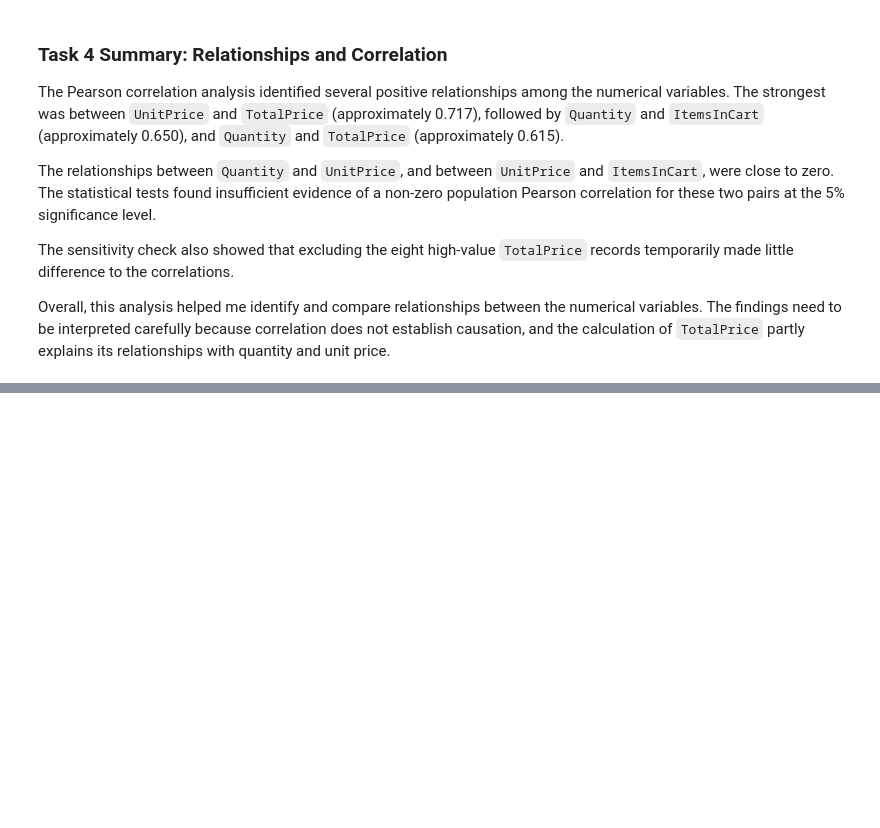
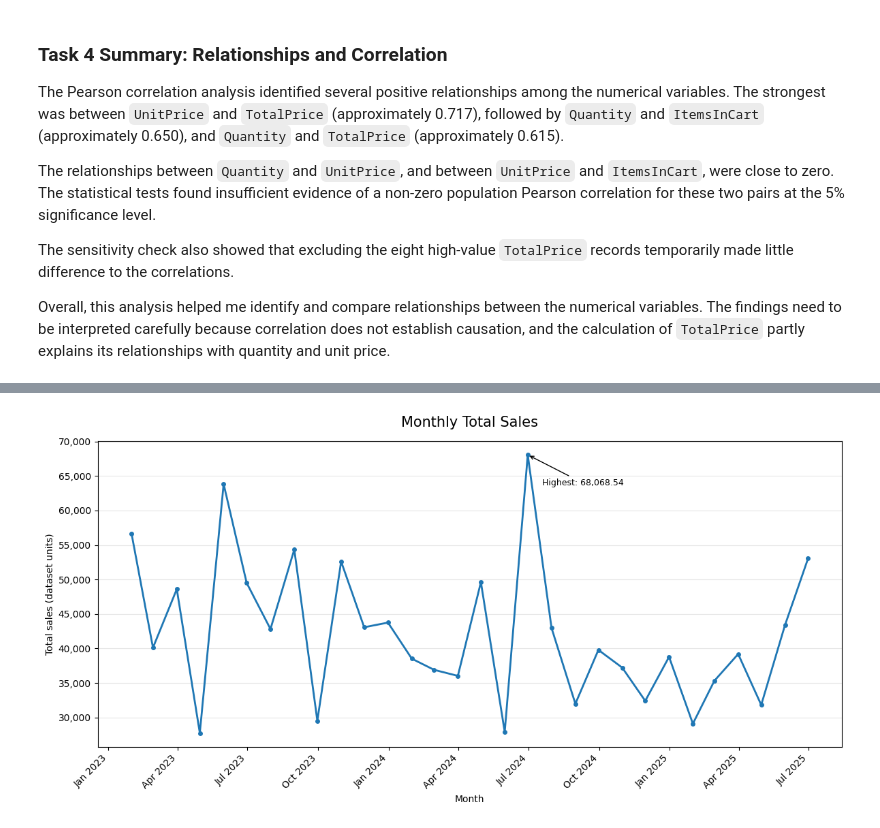
Before and after one commit to francisparwez/exploratory-data-analysis, a Jupyter notebook: notebooks/exploratory_data_analysis.ipynb, the cells around one changed output, grey strips where cells are left out. Saved outputs shown, nothing was run; the diff lists cells and outputs as text; code cells hidden in the pictures; blank space fills up the shorter version.

Commit message:
06 Completed Visual Evidence

```diff
--- a/notebooks/exploratory_data_analysis.ipynb
+++ b/notebooks/exploratory_data_analysis.ipynb
@@ -2366,0 +2759,20 @@ Overall, this analysis helped me identify and compare relationships between the
+# %%
+# Work with a copy so the original summary remains unchanged
+sales_chart_data = monthly_summary.copy()
+
+sales_chart_data["Date"] = pd.to_datetime(
+    sales_chart_data["Date"]
+)
+
+sales_chart_data = sales_chart_data.sort_values("Date")
+
+display(sales_chart_data.head())
+print("Number of months:", len(sales_chart_data))
+print(
+    "Missing dates:",
+    int(sales_chart_data["Date"].isna().sum())
+)
+print(
+    "Missing monthly sales values:",
+    int(sales_chart_data["TotalSales"].isna().sum())
+)
@@ -2366,0 +2793,66 @@ Overall, this analysis helped me identify and compare relationships between the
+# %%
+import matplotlib.pyplot as plt
+import matplotlib.dates as mdates
+from matplotlib.ticker import StrMethodFormatter
+from pathlib import Path
+
+# Keep the existing project folder structure
+images_folder = Path("../images")
+images_folder.mkdir(parents=True, exist_ok=True)
+
+fig, ax = plt.subplots(figsize=(12, 6))
+
+ax.plot(
+    sales_chart_data["Date"],
+    sales_chart_data["TotalSales"],
+    marker="o",
+    markersize=4,
+    linewidth=2
+)
+
+# Highlight the month with the highest total sales
+highest_sales_row = sales_chart_data.loc[
+    sales_chart_data["TotalSales"].idxmax()
+]
+
+ax.annotate(
+    f"Highest: {highest_sales_row['TotalSales']:,.2f}",
+    xy=(
+        highest_sales_row["Date"],
+        highest_sales_row["TotalSales"]
+    ),
+    xytext=(15, -25),
+    textcoords="offset points",
+    ha="left",
+    va="top",
+    fontsize=9,
+    arrowprops={"arrowstyle": "->"}
+)
+
+ax.set_title(
+    "Monthly Total Sales",
+    fontsize=15,
+    pad=15
+)
+ax.set_xlabel("Month")
+ax.set_ylabel("Total sales (dataset units)")
+
+# Show one date label every three months
+ax.xaxis.set_major_locator(mdates.MonthLocator(interval=3))
+ax.xaxis.set_major_formatter(mdates.DateFormatter("%b %Y"))
+
+# Add thousands separators to the vertical axis
+ax.yaxis.set_major_formatter(StrMethodFormatter("{x:,.0f}"))
+
+plt.setp(ax.get_xticklabels(), rotation=45, ha="right")
+ax.grid(axis="y", alpha=0.3)
+
+fig.tight_layout()
+
+chart_path = images_folder / "06_monthly_total_sales_trend.png"
+fig.savefig(chart_path, dpi=300, bbox_inches="tight")
+plt.show()
+
+print("Updated chart saved to:", chart_path)
+# %% [output]
+[figure, added]
```
Also changed, not shown: parts of 50 cells of this notebook, 9 other files.
